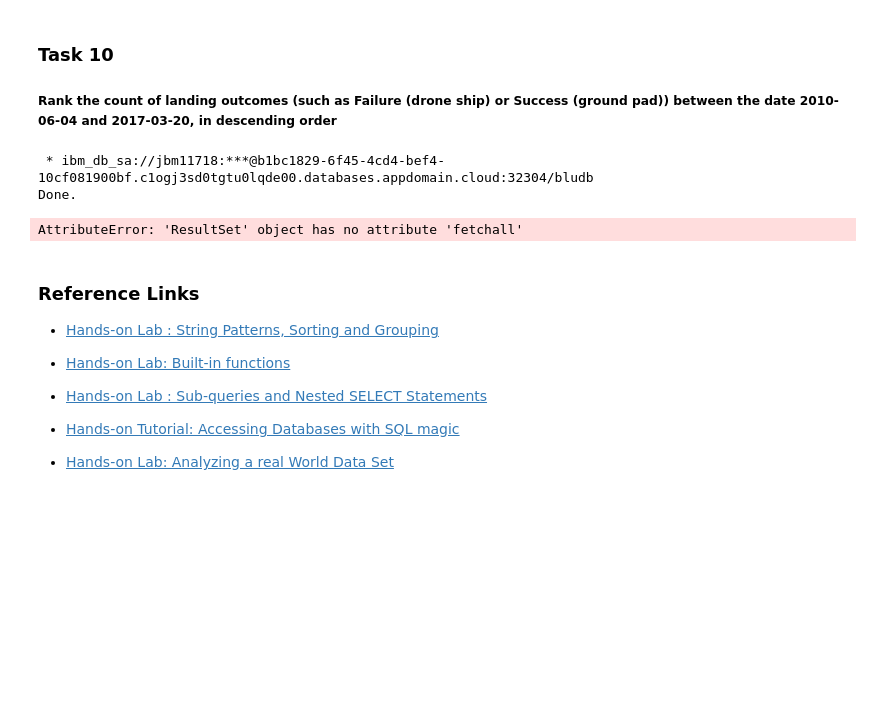
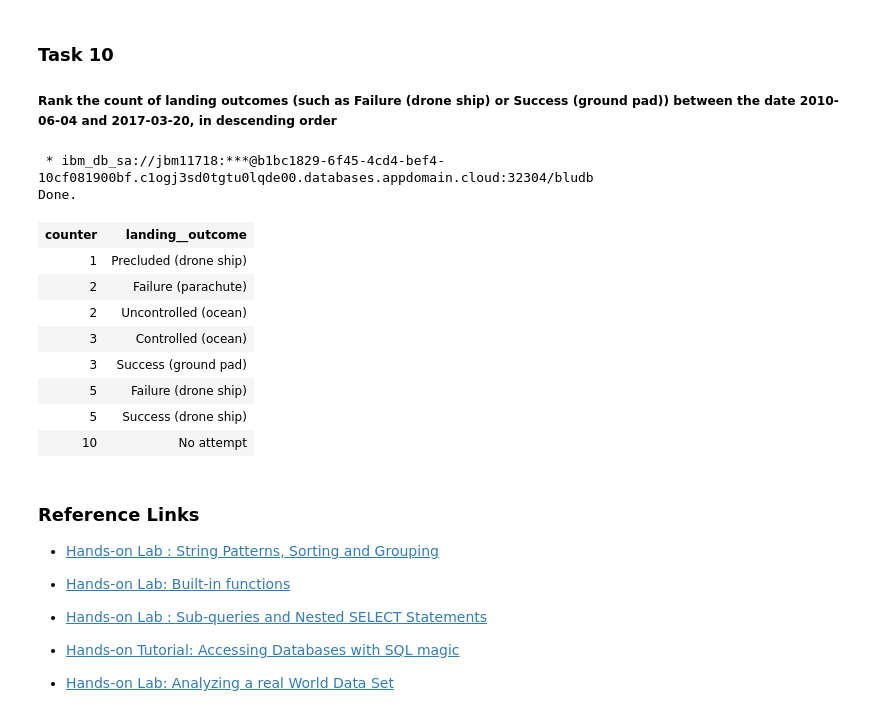
Before and after one commit to denisgbrg/IBM_Space_Capstone, a Jupyter notebook: Week 2 - EDA with SQL lab.ipynb, the cells around one changed output. Cells and saved outputs as stored; diff of their text form; code cells hidden in the pictures; blank space fills up the shorter version.

```diff
--- a/Week 2 - EDA with SQL lab.ipynb
+++ b/Week 2 - EDA with SQL lab.ipynb
@@ -285,17 +279,19 @@ Done.
 
 ##### Rank the count of landing outcomes (such as Failure (drone ship) or Success (ground pad)) between the date 2010-06-04 and 2017-03-20, in descending order
 # %%
-from pandas import DataFrame
-
-result = %sql SELECT count(*) as Counter ,LANDING__OUTCOME from SPACEX where date BETWEEN '2010-06-04' and '2017-03-20' group by "LANDING__OUTCOME"  order by Counter
-type(result)
-
-df = DataFrame(result.fetchall())
-df.columns = result.keys()
+%sql SELECT count(*) as Counter ,LANDING__OUTCOME from SPACEX where date BETWEEN '2010-06-04' and '2017-03-20' group by "LANDING__OUTCOME"  order by Counter
 # %% [output]
  * ibm_db_sa://jbm11718:***@b1bc1829-6f45-4cd4-bef4-10cf081900bf.c1ogj3sd0tgtu0lqde00.databases.appdomain.cloud:32304/bludb
 Done.
-AttributeError: 'ResultSet' object has no attribute 'fetchall'
+| counter | landing__outcome |
+| 1 | Precluded (drone ship) |
+| 2 | Failure (parachute) |
+| 2 | Uncontrolled (ocean) |
+| 3 | Controlled (ocean) |
+| 3 | Success (ground pad) |
+| 5 | Failure (drone ship) |
+| 5 | Success (drone ship) |
+| 10 | No attempt |
 # %% [markdown]
 ### Reference Links
 
```
Also changed, not shown: parts of 3 cells of this notebook.
